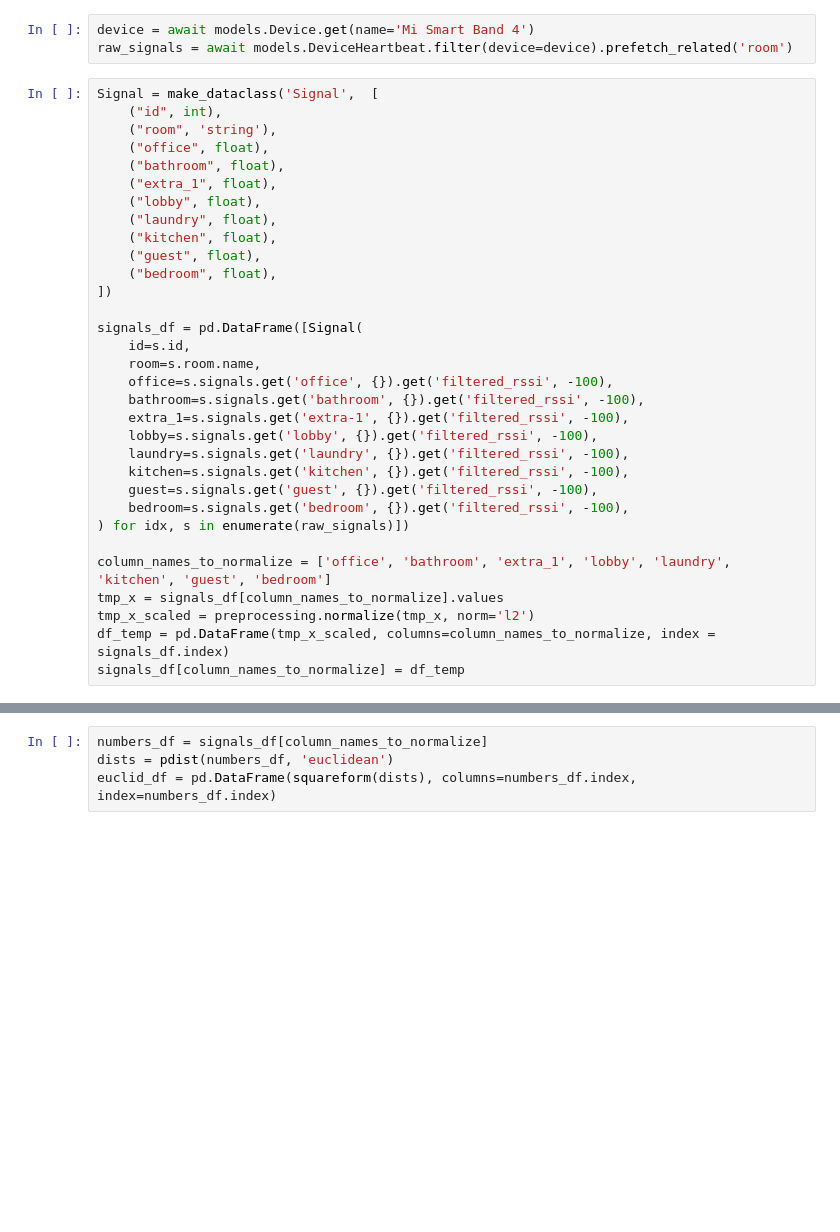
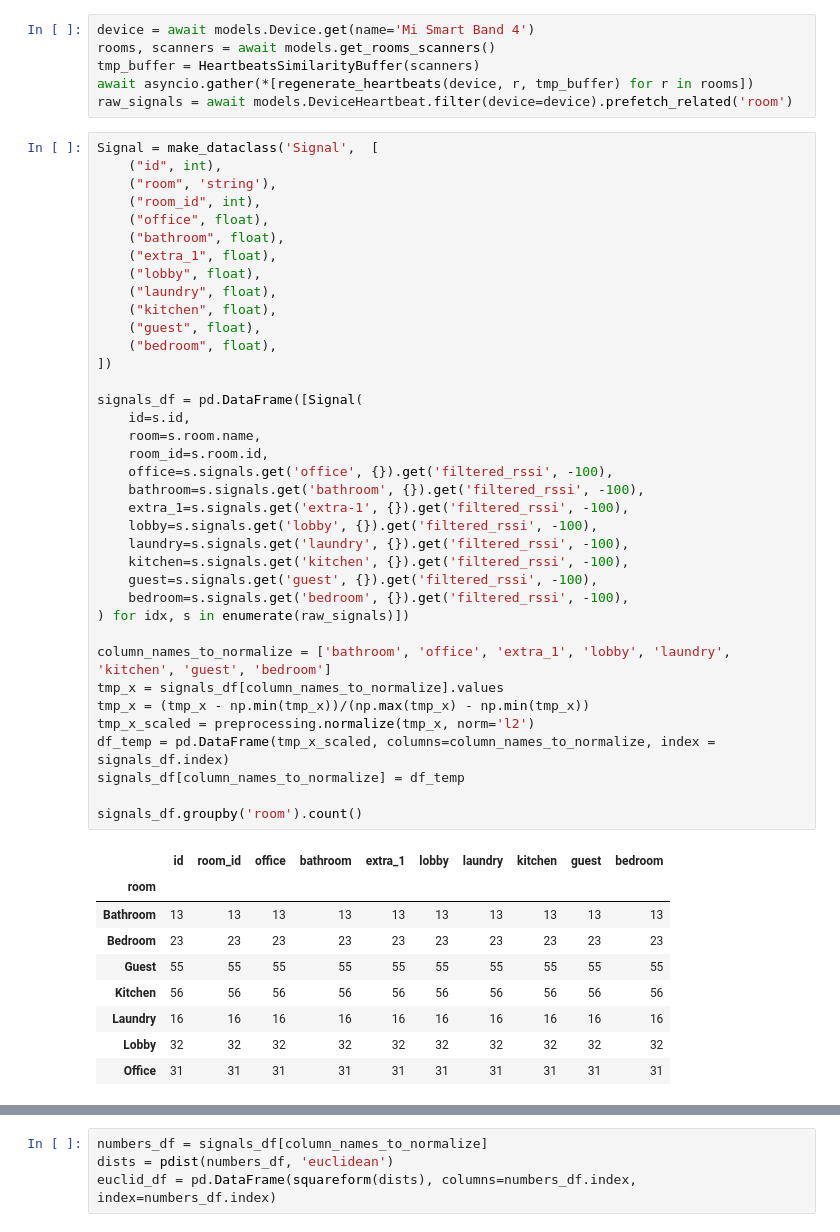
Before and after one commit to presence-solutions/mqtt-room-presence, a Jupyter notebook: research.ipynb, the cells around one changed output, grey strips where cells are left out. Cells and saved outputs as stored; diff of their text form; blank space fills up the shorter version.

```diff
--- a/research.ipynb
+++ b/research.ipynb
@@ -12,37 +21,55 @@ from server import config
 await models.init_db({ 'config': config })
 # %%
 device = await models.Device.get(name='Mi Smart Band 4')
+rooms, scanners = await models.get_rooms_scanners()
+tmp_buffer = HeartbeatsSimilarityBuffer(scanners)
+await asyncio.gather(*[regenerate_heartbeats(device, r, tmp_buffer) for r in rooms])
 raw_signals = await models.DeviceHeartbeat.filter(device=device).prefetch_related('room')
 # %%
 Signal = make_dataclass('Signal',  [
     ("id", int),
     ("room", 'string'),
+    ("room_id", int),
     ("office", float),
     ("bathroom", float),
     ("extra_1", float),
     ("lobby", float),
     ("laundry", float),
     ("kitchen", float),
     ("guest", float),
     ("bedroom", float),
 ])
 
 signals_df = pd.DataFrame([Signal(
     id=s.id,
     room=s.room.name,
+    room_id=s.room.id,
     office=s.signals.get('office', {}).get('filtered_rssi', -100),
     bathroom=s.signals.get('bathroom', {}).get('filtered_rssi', -100),
     extra_1=s.signals.get('extra-1', {}).get('filtered_rssi', -100),
     lobby=s.signals.get('lobby', {}).get('filtered_rssi', -100),
     laundry=s.signals.get('laundry', {}).get('filtered_rssi', -100),
     kitchen=s.signals.get('kitchen', {}).get('filtered_rssi', -100),
     guest=s.signals.get('guest', {}).get('filtered_rssi', -100),
     bedroom=s.signals.get('bedroom', {}).get('filtered_rssi', -100),
 ) for idx, s in enumerate(raw_signals)])
 
-column_names_to_normalize = ['office', 'bathroom', 'extra_1', 'lobby', 'laundry', 'kitchen', 'guest', 'bedroom']
+column_names_to_normalize = ['bathroom', 'office', 'extra_1', 'lobby', 'laundry', 'kitchen', 'guest', 'bedroom']
 tmp_x = signals_df[column_names_to_normalize].values
+tmp_x = (tmp_x - np.min(tmp_x))/(np.max(tmp_x) - np.min(tmp_x))
 tmp_x_scaled = preprocessing.normalize(tmp_x, norm='l2')
 df_temp = pd.DataFrame(tmp_x_scaled, columns=column_names_to_normalize, index = signals_df.index)
 signals_df[column_names_to_normalize] = df_temp
+
+signals_df.groupby('room').count()
+# %% [output]
+|  | id | room_id | office | bathroom | extra_1 | lobby | laundry | kitchen | guest | bedroom |
+| room |  |  |  |  |  |  |  |  |  |  |
+| Bathroom | 13 | 13 | 13 | 13 | 13 | 13 | 13 | 13 | 13 | 13 |
+| Bedroom | 23 | 23 | 23 | 23 | 23 | 23 | 23 | 23 | 23 | 23 |
+| Guest | 55 | 55 | 55 | 55 | 55 | 55 | 55 | 55 | 55 | 55 |
+| Kitchen | 56 | 56 | 56 | 56 | 56 | 56 | 56 | 56 | 56 | 56 |
+| Laundry | 16 | 16 | 16 | 16 | 16 | 16 | 16 | 16 | 16 | 16 |
+| Lobby | 32 | 32 | 32 | 32 | 32 | 32 | 32 | 32 | 32 | 32 |
+| Office | 31 | 31 | 31 | 31 | 31 | 31 | 31 | 31 | 31 | 31 |
 # %%
```
Also changed, not shown: parts of 9 cells of this notebook, 11 other files.
